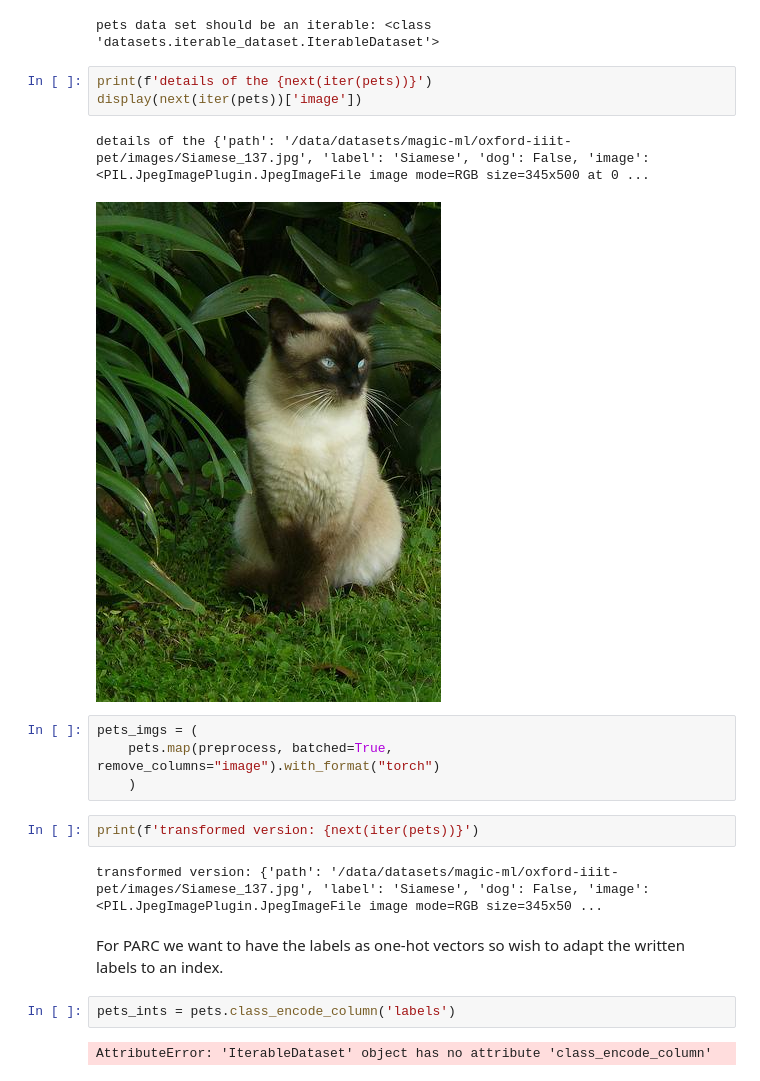
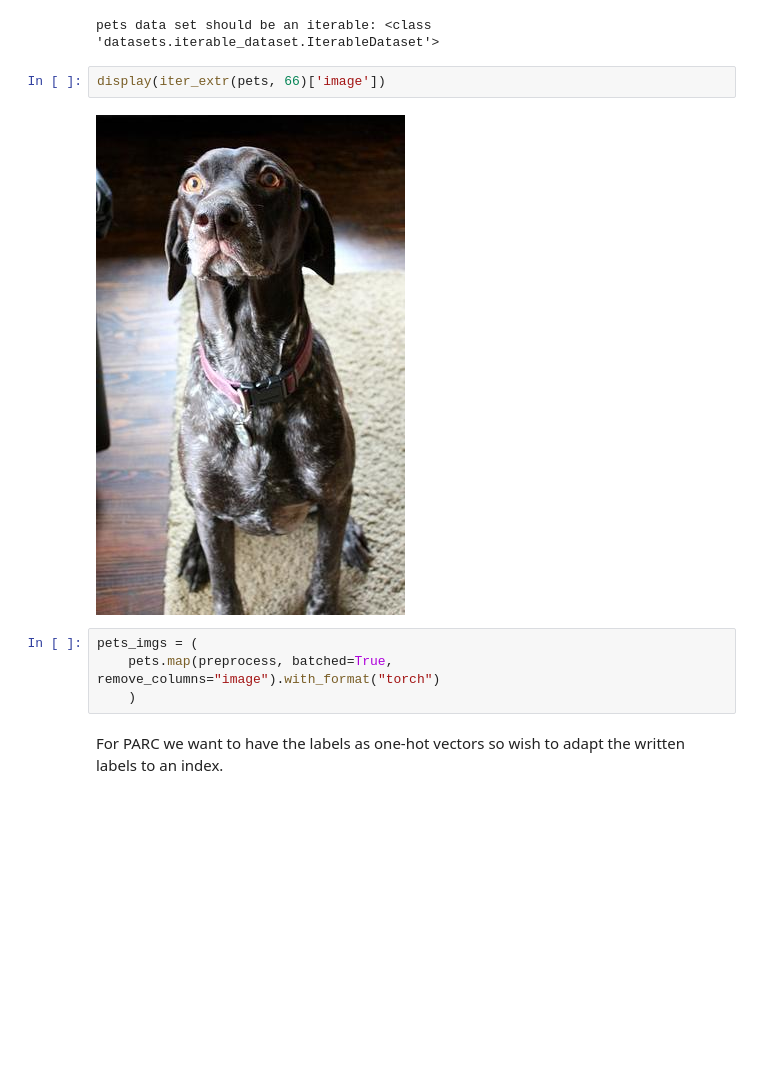
Before and after one commit to alan-turing-institute/ARC-LoCoMoSeT, a Jupyter notebook: notebooks/parc_dev.ipynb, the cells around one changed output. Cells and saved outputs as stored; diff of their text form; blank space fills up the shorter version.

```diff
--- a/notebooks/parc_dev.ipynb
+++ b/notebooks/parc_dev.ipynb
@@ -484,23 +548,13 @@ pets = load_dataset('pcuenq/oxford-pets', streaming=True, split='train', use_aut
 print(f'pets data set should be an iterable: {type(pets)}')
 # %% [output]
 pets data set should be an iterable: <class 'datasets.iterable_dataset.IterableDataset'>
-# %%
-print(f'details of the {next(iter(pets))}')
-display(next(iter(pets))['image'])
-# %% [output]
-details of the {'path': '/data/datasets/magic-ml/oxford-iiit-pet/images/Siamese_137.jpg', 'label': 'Siamese', 'dog': False, 'image': <PIL.JpegImagePlugin.JpegImageFile image mode=RGB size=345x500 at 0 ...
-[figure, removed]
+# %%
+display(iter_extr(pets, 66)['image'])
+# %% [output]
+[figure, added]
 # %%
 pets_imgs = (
     pets.map(preprocess, batched=True, remove_columns="image").with_format("torch")
     )
-# %%
-print(f'transformed version: {next(iter(pets))}')
-# %% [output]
-transformed version: {'path': '/data/datasets/magic-ml/oxford-iiit-pet/images/Siamese_137.jpg', 'label': 'Siamese', 'dog': False, 'image': <PIL.JpegImagePlugin.JpegImageFile image mode=RGB size=345x50 ...
 # %% [markdown]
 For PARC we want to have the labels as one-hot vectors so wish to adapt the written labels to an index.
-# %%
-pets_ints = pets.class_encode_column('labels')
-# %% [output]
-AttributeError: 'IterableDataset' object has no attribute 'class_encode_column'
```
Also changed, not shown: parts of 58 cells of this notebook.
